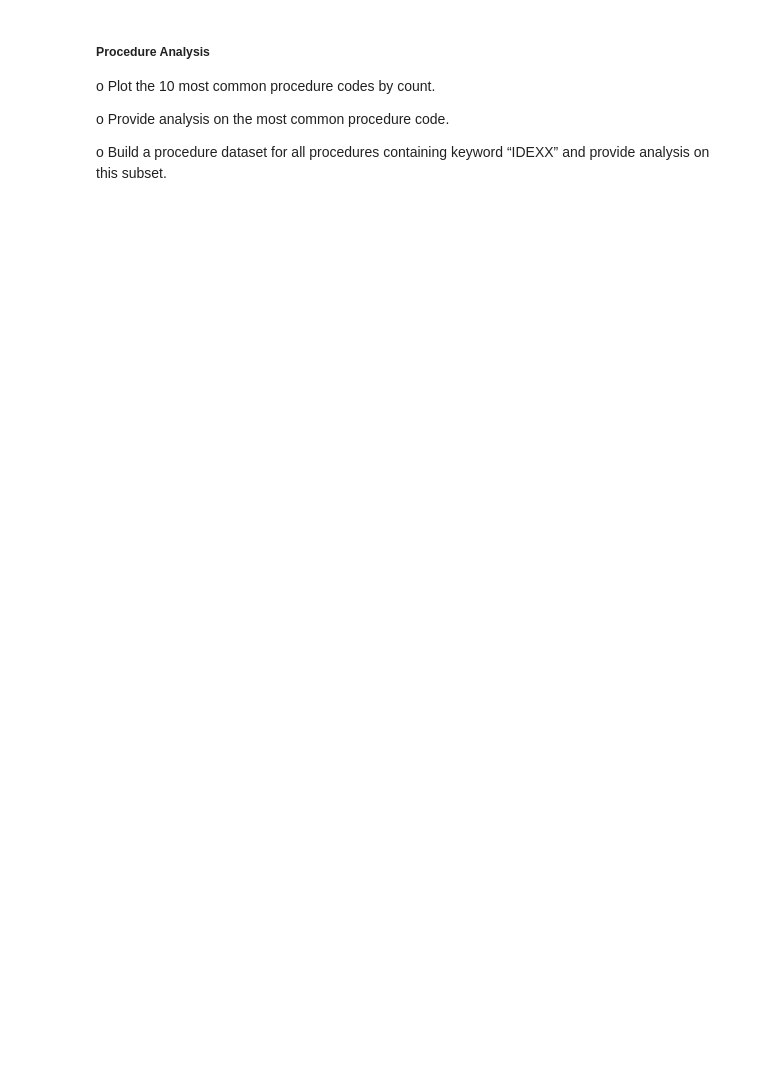
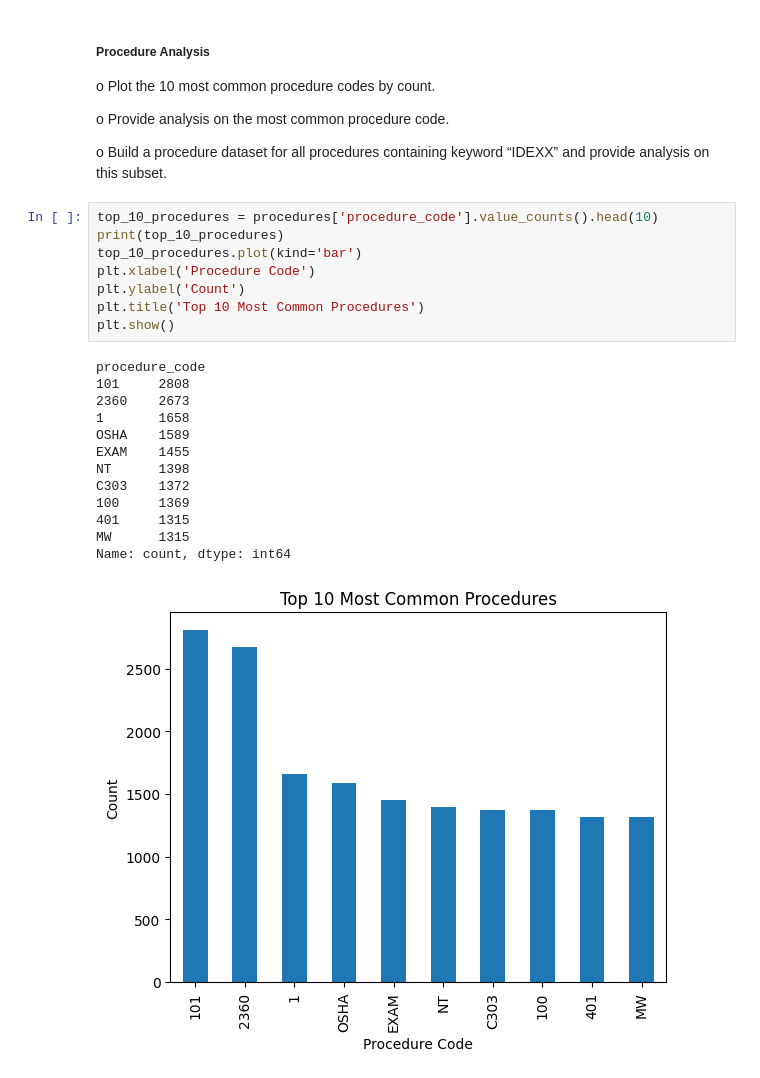
Before and after one commit to docmhvr/Veterinary_Data_Analysis, a Jupyter notebook: test.ipynb, the cells around one changed output. Drawn from its saved outputs; the diff is of its cells as text; blank space fills up the shorter version.

Commit message:
Implemented Procedure analysis tasks

```diff
--- a/test.ipynb
+++ b/test.ipynb
@@ -191,3 +225,25 @@ o Provide analysis on the most common procedure code.
 
 o Build a procedure dataset for all procedures containing keyword “IDEXX” and provide
 analysis on this subset.
+# %%
+top_10_procedures = procedures['procedure_code'].value_counts().head(10)
+print(top_10_procedures)
+top_10_procedures.plot(kind='bar')
+plt.xlabel('Procedure Code')
+plt.ylabel('Count')
+plt.title('Top 10 Most Common Procedures')
+plt.show()
+# %% [output]
+procedure_code
+101     2808
+2360    2673
+1       1658
+OSHA    1589
+EXAM    1455
+NT      1398
+C303    1372
+100     1369
+401     1315
+MW      1315
+Name: count, dtype: int64
+[figure, added]
```
Also changed, not shown: parts of 8 cells of this notebook.
